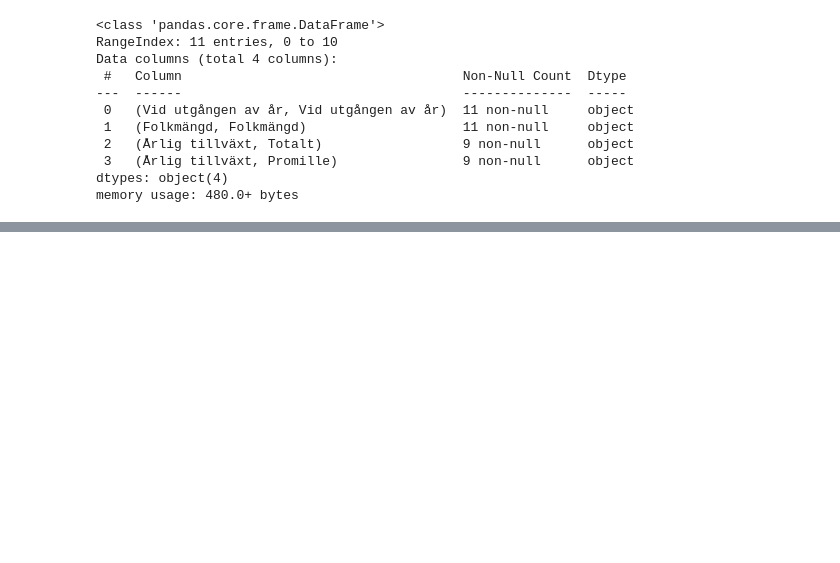
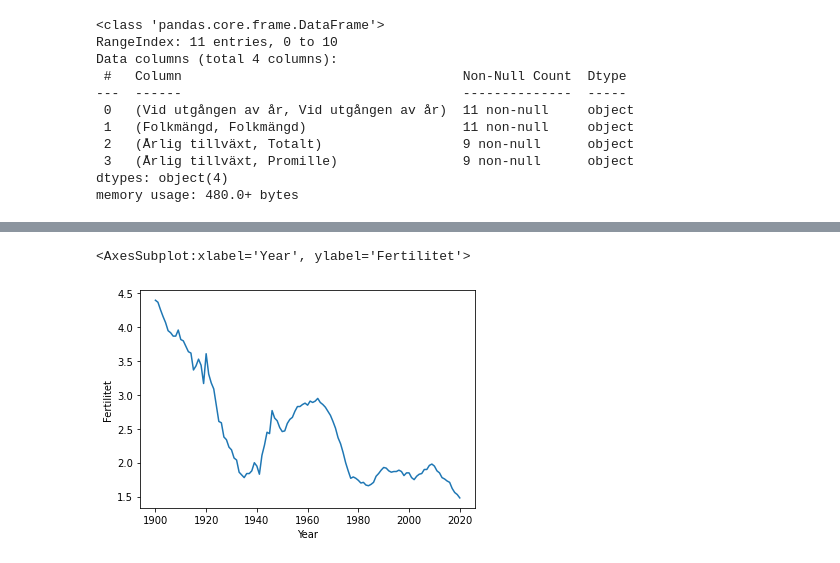
Before and after one commit to AmalDerbali/Databehandling_AmalDerbali, a Jupyter notebook: Exercises/E02_merging.ipynb, the cells around one changed output, grey strips where cells are left out. Cells and saved outputs as stored; diff of their text form; code cells hidden in the pictures; blank space fills up the shorter version.

```diff
--- a/Exercises/E02_merging.ipynb
+++ b/Exercises/E02_merging.ipynb
@@ -113,0 +410,3 @@ memory usage: 480.0+ bytes
+# %%
+missing_dem_nor = missing_dem_nor.rename({"Unnamed: 0":"Year"}, axis=1)
+missing_dem_nor
@@ -113,0 +427,8 @@ memory usage: 480.0+ bytes
+# %%
+#Pick out the fertility column from b) dataset, merge it into a) dataset and clean the data so that you only have columns "År", "Folkmängd", "Fertilitet".
+demography_nor = pd.concat([demography_nor, missing_dem_nor["Total fertility rates[fn 1][5][7]"]], join= "outer", axis= 1)
+demography_nor["Year"] = missing_dem_nor["Year"]
+# %%
+
+demography_nor = demography_nor.drop(["Födda", "Döda", "Naturlig förändring", "Födelsetal per 1000 invånare", "Dödstal per 1000 invånare", "Naturlig förändring per 1000 invånare", "Total fertilitet"], axis=1)
+demography_nor
@@ -113,0 +449,3 @@ memory usage: 480.0+ bytes
+# %%
+demography_nor = demography_nor.rename({"Befolkning i tusentals (x 1000)":"Folkmängd", "Total fertility rates[fn 1][5][7]":"Fertilitet"}, axis=1)
+demography_nor
@@ -113,0 +466,5 @@ memory usage: 480.0+ bytes
+# %%
+sns.lineplot(data=demography_nor, x="Year", y="Fertilitet")
+# %% [output]
+<AxesSubplot:xlabel='Year', ylabel='Fertilitet'>
+[figure, added]
```
Also changed, not shown: parts of 28 cells of this notebook.
